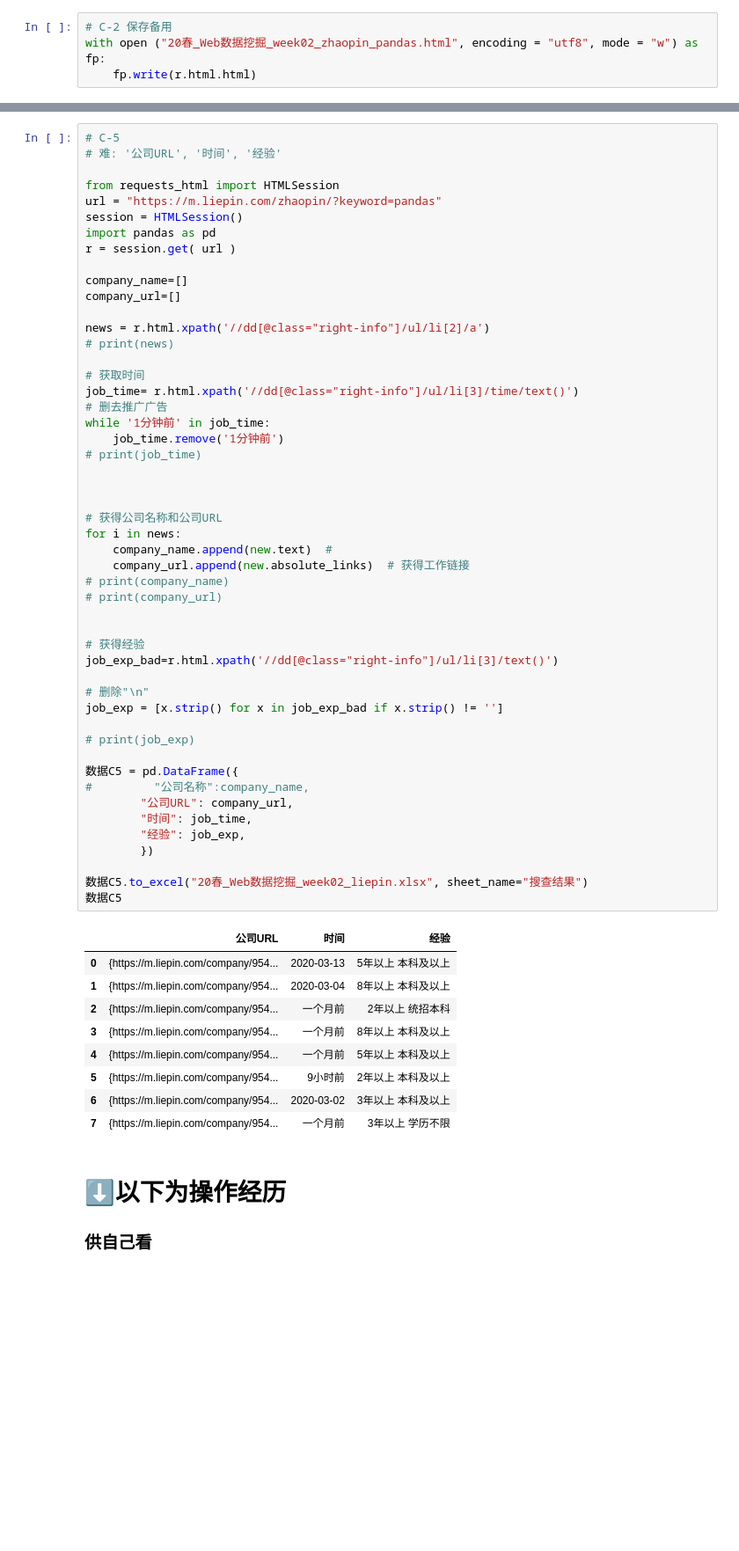
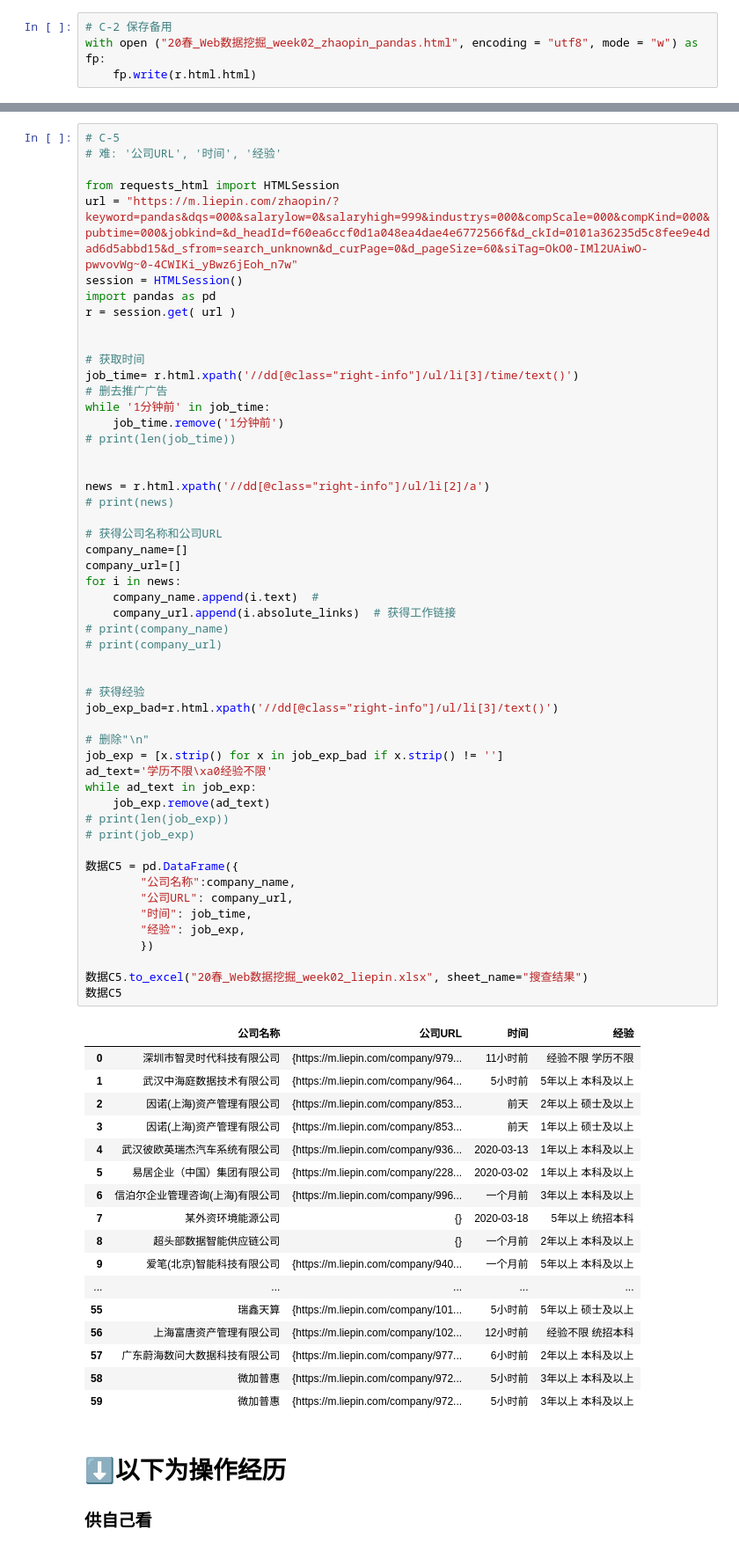
Before and after one commit to Autumnhui/Learn_PythonWebDM, a Jupyter notebook: Record of Learing/week02/20春_Web数据挖掘_week02_181013055.ipynb, the cells around one changed output, grey strips where cells are left out. Shown at 88% size. Cells and saved outputs as stored; diff of their text form; blank space fills up the shorter version.

```diff
--- a/Record of Learing/week02/20春_Web数据挖掘_week02_181013055.ipynb
+++ b/Record of Learing/week02/20春_Web数据挖掘_week02_181013055.ipynb
@@ -582,61 +565,71 @@ while '全国' in a:
 # 难: '公司URL', '时间', '经验'
 
 from requests_html import HTMLSession
-url = "https://m.liepin.com/zhaopin/?keyword=pandas"
+url = "https://m.liepin.com/zhaopin/?keyword=pandas&dqs=000&salarylow=0&salaryhigh=999&industrys=000&compScale=000&compKind=000&pubtime=000&jobkind=&d_headId=f60ea6ccf0d1a048ea4dae4e6772566f&d_ckId=0101a36235d5c8fee9e4dad6d5abbd15&d_sfrom=search_unknown&d_curPage=0&d_pageSize=60&siTag=OkO0-IMl2UAiwO-pwvovWg~0-4CWIKi_yBwz6jEoh_n7w"
 session = HTMLSession()
 import pandas as pd
 r = session.get( url )
 
-company_name=[]
-company_url=[]
-
-news = r.html.xpath('//dd[@class="right-info"]/ul/li[2]/a')
-# print(news)
 
 # 获取时间
 job_time= r.html.xpath('//dd[@class="right-info"]/ul/li[3]/time/text()')
 # 删去推广广告
 while '1分钟前' in job_time:
     job_time.remove('1分钟前')
-# print(job_time)
+# print(len(job_time))
 
 
+news = r.html.xpath('//dd[@class="right-info"]/ul/li[2]/a')
+# print(news)
 
 # 获得公司名称和公司URL
+company_name=[]
+company_url=[]
 for i in news:
-    company_name.append(new.text)  #
-    company_url.append(new.absolute_links)  # 获得工作链接
+    company_name.append(i.text)  #
+    company_url.append(i.absolute_links)  # 获得工作链接
 # print(company_name)
 # print(company_url)
 
 
 # 获得经验
 job_exp_bad=r.html.xpath('//dd[@class="right-info"]/ul/li[3]/text()')
 
 # 删除"\n"
 job_exp = [x.strip() for x in job_exp_bad if x.strip() != '']
-
+ad_text='学历不限\xa0经验不限'
+while ad_text in job_exp:
+    job_exp.remove(ad_text)
+# print(len(job_exp))
 # print(job_exp)
 
 数据C5 = pd.DataFrame({
-#         "公司名称":company_name,
+        "公司名称":company_name,
         "公司URL": company_url,
         "时间": job_time,
         "经验": job_exp,
         })
 
 数据C5.to_excel("20春_Web数据挖掘_week02_liepin.xlsx", sheet_name="搜查结果")
 数据C5
 # %% [output]
-|  | 公司URL | 时间 | 经验 |
-| 0 | {https://m.liepin.com/company/954... | 2020-03-13 | 5年以上 本科及以上 |
-| 1 | {https://m.liepin.com/company/954... | 2020-03-04 | 8年以上 本科及以上 |
-| 2 | {https://m.liepin.com/company/954... | 一个月前 | 2年以上 统招本科 |
-| 3 | {https://m.liepin.com/company/954... | 一个月前 | 8年以上 本科及以上 |
-| 4 | {https://m.liepin.com/company/954... | 一个月前 | 5年以上 本科及以上 |
-| 5 | {https://m.liepin.com/company/954... | 9小时前 | 2年以上 本科及以上 |
-| 6 | {https://m.liepin.com/company/954... | 2020-03-02 | 3年以上 本科及以上 |
-| 7 | {https://m.liepin.com/company/954... | 一个月前 | 3年以上 学历不限 |
+|  | 公司名称 | 公司URL | 时间 | 经验 |
+| 0 | 深圳市智灵时代科技有限公司 | {https://m.liepin.com/company/979... | 11小时前 | 经验不限 学历不限 |
+| 1 | 武汉中海庭数据技术有限公司 | {https://m.liepin.com/company/964... | 5小时前 | 5年以上 本科及以上 |
+| 2 | 因诺(上海)资产管理有限公司 | {https://m.liepin.com/company/853... | 前天 | 2年以上 硕士及以上 |
+| 3 | 因诺(上海)资产管理有限公司 | {https://m.liepin.com/company/853... | 前天 | 1年以上 硕士及以上 |
+| 4 | 武汉彼欧英瑞杰汽车系统有限公司 | {https://m.liepin.com/company/936... | 2020-03-13 | 1年以上 本科及以上 |
+| 5 | 易居企业（中国）集团有限公司 | {https://m.liepin.com/company/228... | 2020-03-02 | 1年以上 本科及以上 |
+| 6 | 信泊尔企业管理咨询(上海)有限公司 | {https://m.liepin.com/company/996... | 一个月前 | 3年以上 本科及以上 |
+| 7 | 某外资环境能源公司 | {} | 2020-03-18 | 5年以上 统招本科 |
+| 8 | 超头部数据智能供应链公司 | {} | 一个月前 | 2年以上 本科及以上 |
+| 9 | 爱笔(北京)智能科技有限公司 | {https://m.liepin.com/company/940... | 一个月前 | 5年以上 本科及以上 |
+| ... | ... | ... | ... | ... |
+| 55 | 瑞鑫天算 | {https://m.liepin.com/company/101... | 5小时前 | 5年以上 硕士及以上 |
+| 56 | 上海富唐资产管理有限公司 | {https://m.liepin.com/company/102... | 12小时前 | 经验不限 统招本科 |
+| 57 | 广东蔚海数问大数据科技有限公司 | {https://m.liepin.com/company/977... | 6小时前 | 2年以上 本科及以上 |
+| 58 | 微加普惠 | {https://m.liepin.com/company/972... | 5小时前 | 3年以上 本科及以上 |
+| 59 | 微加普惠 | {https://m.liepin.com/company/972... | 5小时前 | 3年以上 本科及以上 |
 # %% [markdown]
 
 # ⬇️以下为操作经历
```
Also changed, not shown: parts of 2 cells of this notebook.
